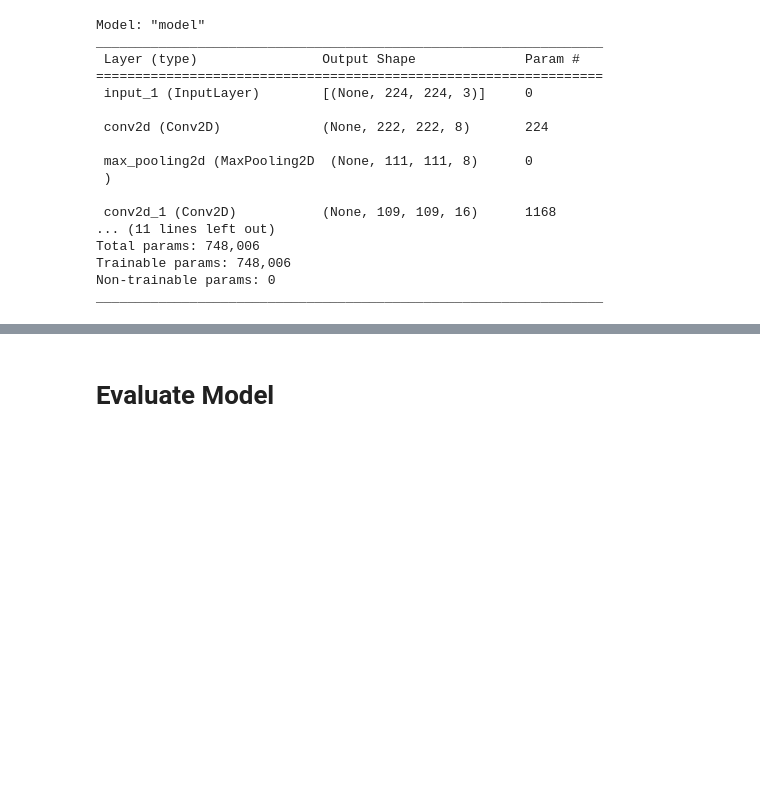
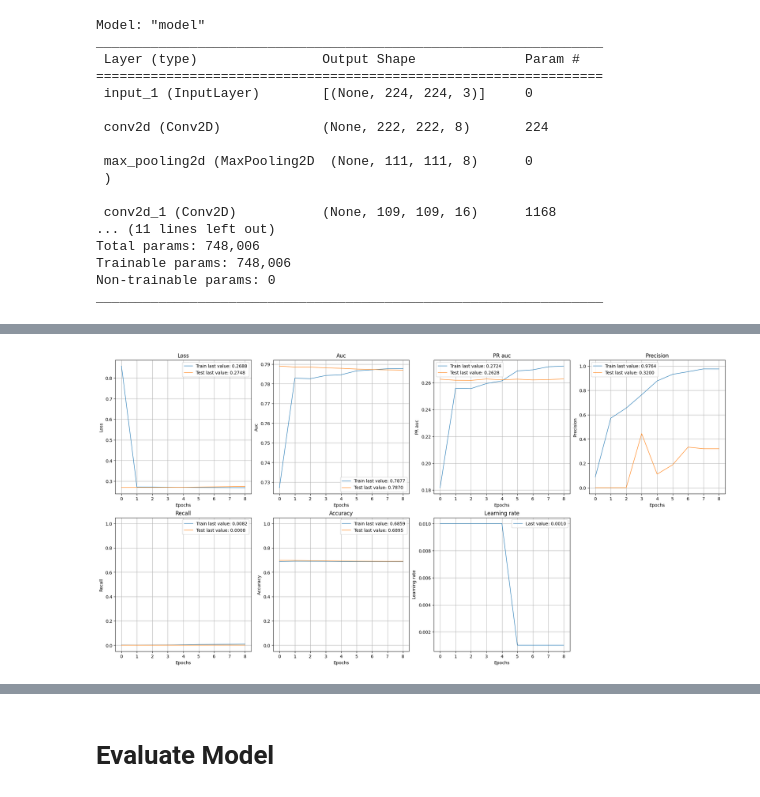
Before and after one commit to carlajord/methane_source, a Jupyter notebook: DV_Baseline_corr_metrics.ipynb, the cells around one changed output, grey strips where cells are left out. Cells and saved outputs as stored; diff of their text form; code cells hidden in the pictures; blank space fills up the shorter version.

```diff
--- a/DV_Baseline_corr_metrics.ipynb
+++ b/DV_Baseline_corr_metrics.ipynb
@@ -432,3 +410,7 @@ Epoch 9: loss improved from 0.26893 to 0.26876, saving model to DV_Basemodel_v0.
+# %%
+show_history(history)
+# %% [output]
+[figure, added]
 # %%
 model_name = "DVmodelBaseCNN.pkl"
 with open(model_name, 'wb') as archivo:
```
Also changed, not shown: parts of 16 cells of this notebook.
